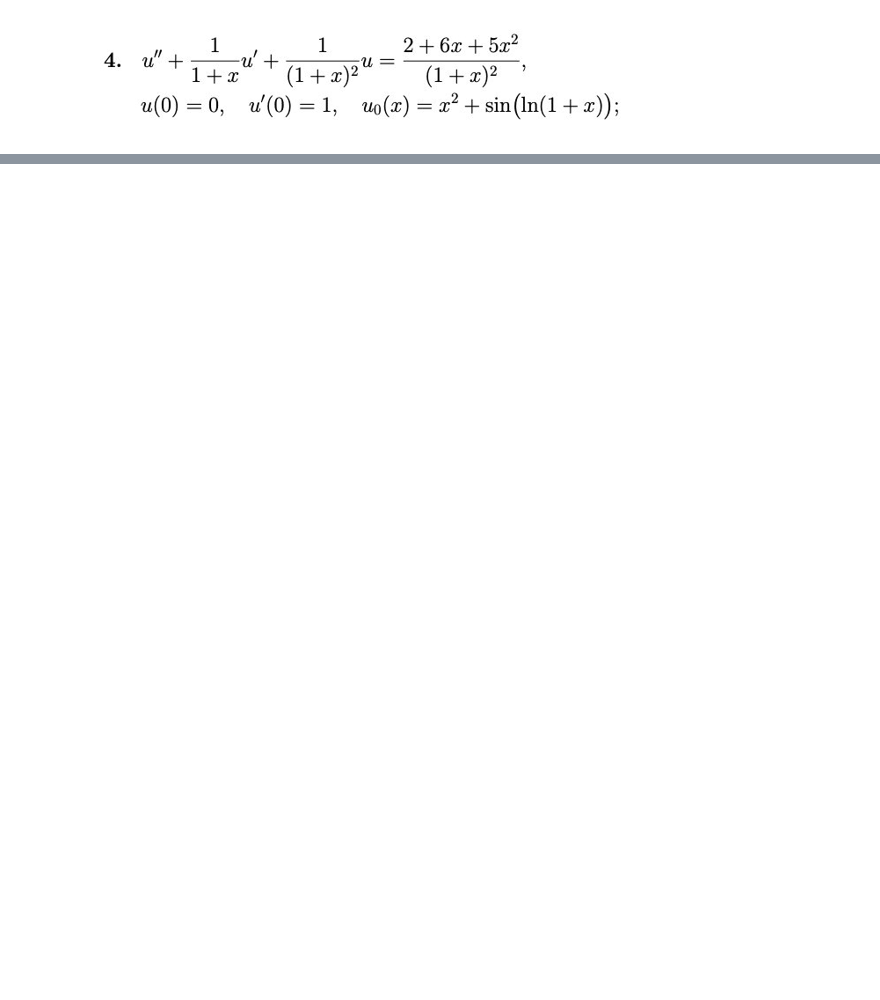
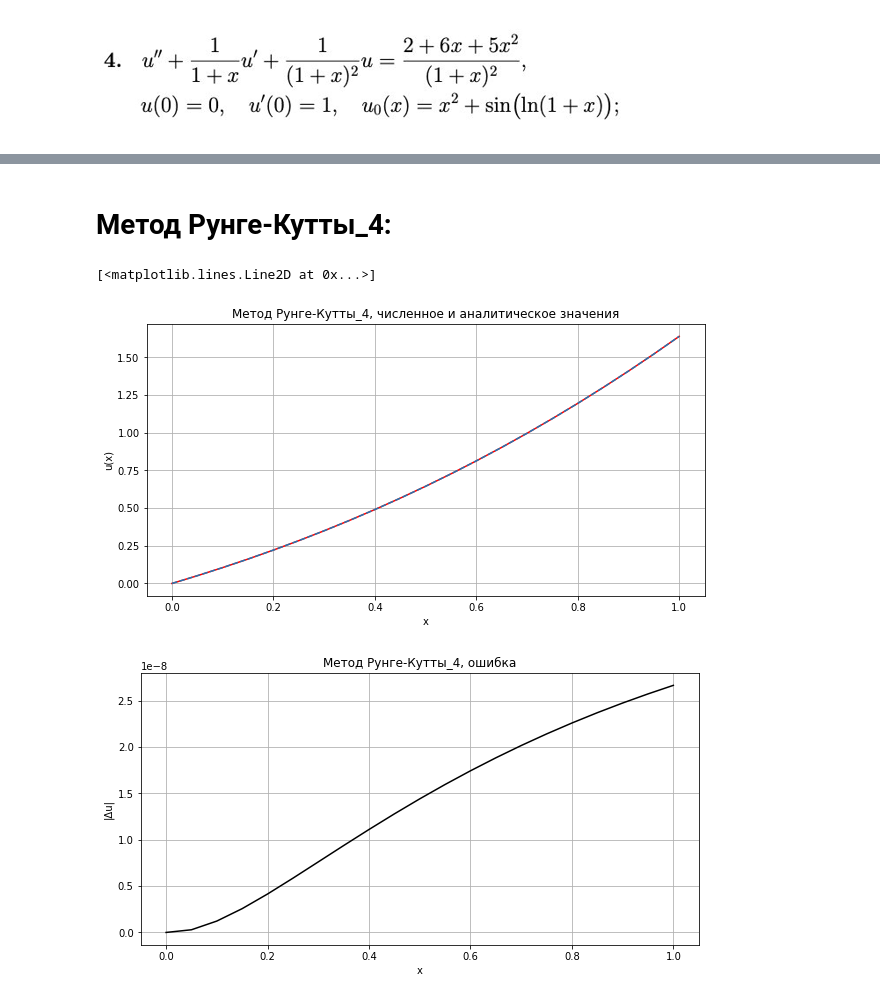
Before and after one commit to mainarel/-Numerical_methods, a Jupyter notebook: Lab5.ipynb, the cells around one changed output, grey strips where cells are left out. Cells and saved outputs as stored; diff of their text form; code cells hidden in the pictures; blank space fills up the shorter version.

```diff
--- a/Lab5.ipynb
+++ b/Lab5.ipynb
@@ -143,0 +59,47 @@ graph()
+# %% [markdown]
+# Метод Рунге-Кутты_4:
+# %%
+def runge_cutta(odu, xn, u0_u10):
+    h = xn[3]-xn[2]
+    u = np.zeros(len(xn))
+    u1 = np.zeros(len(xn))
+    u[0] = u0_u10[0][0]
+    u1[0] = u0_u10[1][0]
+
+    for i in range(1,len(xn)):
+      K1 = odu( xn[i-1], np.array([[u[i-1]], [u1[i-1]]]) )
+      q1 = u1[i - 1]
+
+      K2 = odu( xn[i-1] + h/2, np.array([[u[i-1] + h/2*q1], [u1[i-1] + h/2*K1]]) )
+      q2 = u1[i - 1] + h/2*K1
+
+      K3 = odu( xn[i-1] + h/2, np.array([[u[i-1] + h/2*q2], [u1[i-1] + h/2*K2]]) )
+      q3 = u1[i - 1] + h/2*K2
+
+      K4 = odu( xn[i-1] + h, np.array([[u[i-1] + h*q3], [u1[i-1] + h*K3]]) )
+      q4 = u1[i - 1] + h*K3
+
+      u1[i] = u1[i-1] + (h/6) * (K1 + 2*K2 + 2*K3 + K4)
+      u[i] = u[i-1] + (h/6) * (q1 + 2*q2 + 2*q3 + q4)
+
+    return u, u1
+
+plt.figure(figsize=(10,5))
+plt.title("Метод Рунге-Кутты_4, численное и аналитическое значения")
+plt.xlabel("x")
+plt.ylabel("u(x)")
+plt.grid()
+plt.plot(xrange, runge_cutta(odu, xrange, u0_u10)[0], color='red')
+plt.plot(xrange, yrange, linestyle="--")
+
+
+plt.figure(figsize=(10,5))
+plt.title("Метод Рунге-Кутты_4, ошибка")
+plt.xlabel("x")
+plt.ylabel("|Δu|")
+plt.grid()
+plt.plot(xrange, [abs(runge_cutta(odu, xrange, u0_u10)[0][i] - yrange[i])  for i in range (len(xrange))] , color='black')
+# %% [output]
+[<matplotlib.lines.Line2D at 0x...>]
+[figure, added]
+[figure, added]
```
Also changed, not shown: parts of 12 cells of this notebook.
